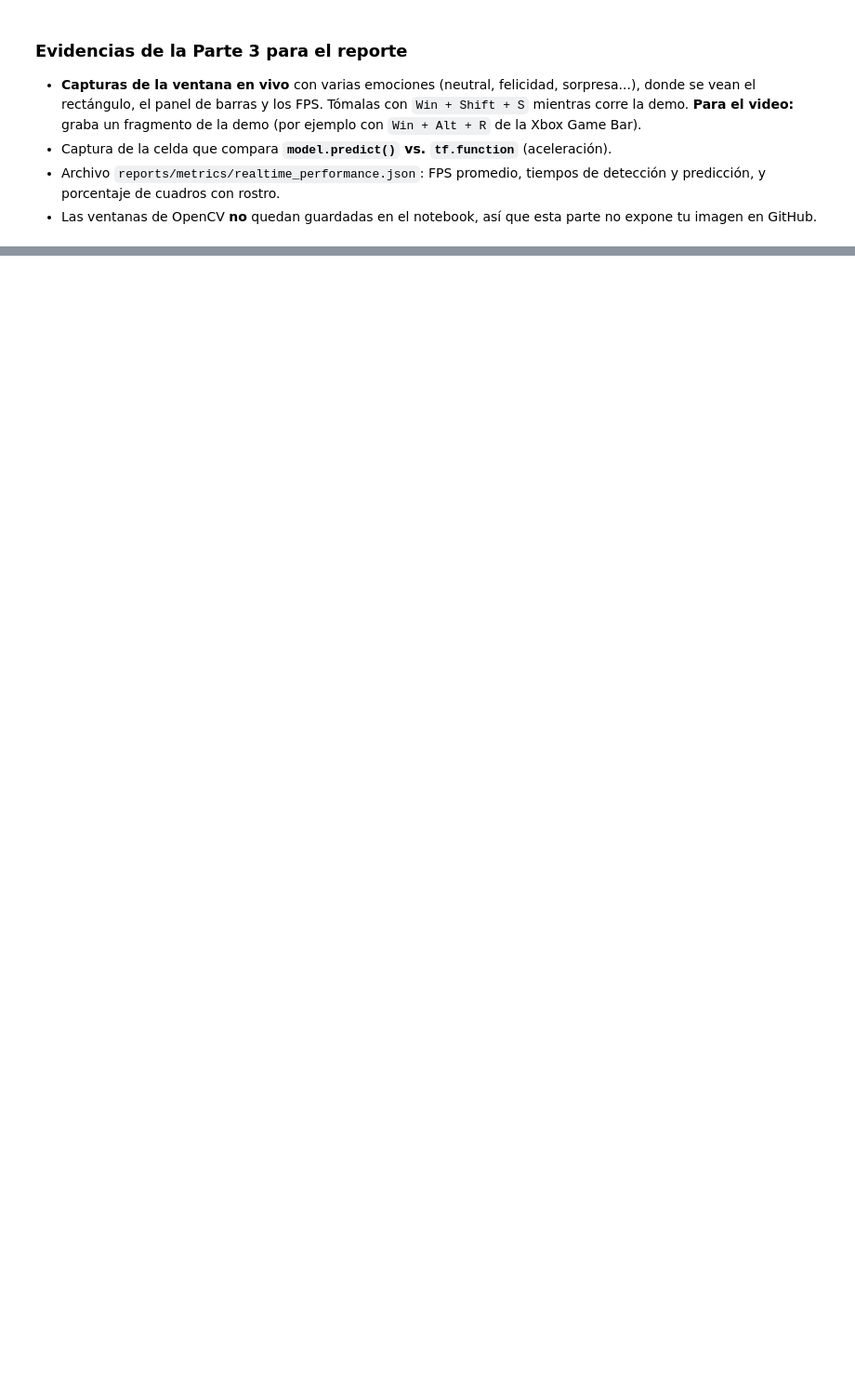
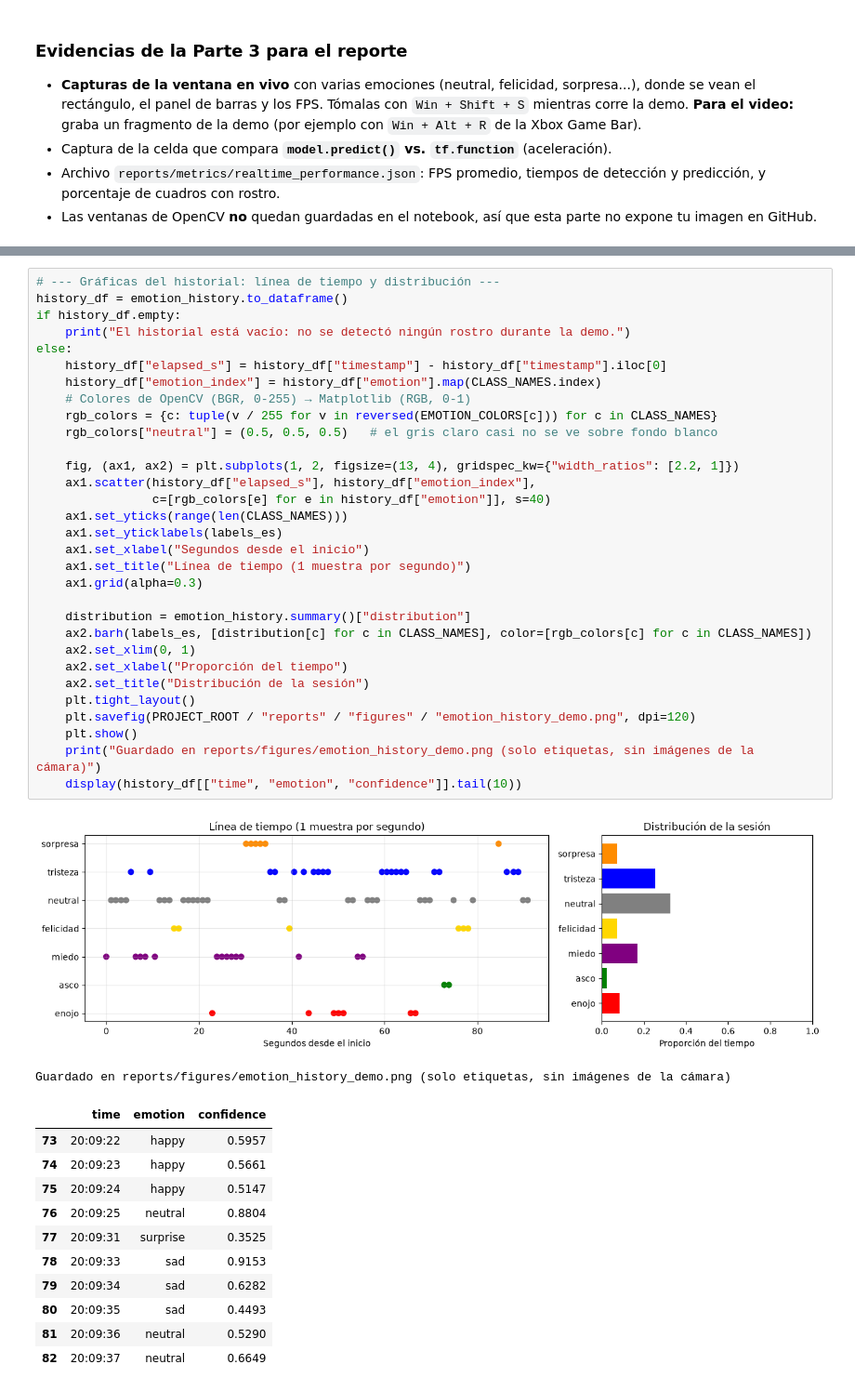
Before and after one commit to EdwarTrujillo/emotion-detection-assistant, a Jupyter notebook: notebooks/03_realtime_detection.ipynb, the cells around one changed output, grey strips where cells are left out. Shown at 93% size. Drawn from its saved outputs; the diff is of its cells as text; blank space fills up the shorter version.

```diff
--- a/notebooks/03_realtime_detection.ipynb
+++ b/notebooks/03_realtime_detection.ipynb
@@ -831,0 +1261,45 @@ Guardado en reports/metrics/realtime_performance.json
+# %%
+# --- Gráficas del historial: línea de tiempo y distribución ---
+history_df = emotion_history.to_dataframe()
+if history_df.empty:
+    print("El historial está vacío: no se detectó ningún rostro durante la demo.")
+else:
+    history_df["elapsed_s"] = history_df["timestamp"] - history_df["timestamp"].iloc[0]
+    history_df["emotion_index"] = history_df["emotion"].map(CLASS_NAMES.index)
+    # Colores de OpenCV (BGR, 0-255) → Matplotlib (RGB, 0-1)
+    rgb_colors = {c: tuple(v / 255 for v in reversed(EMOTION_COLORS[c])) for c in CLASS_NAMES}
+    rgb_colors["neutral"] = (0.5, 0.5, 0.5)   # el gris claro casi no se ve sobre fondo blanco
+
+    fig, (ax1, ax2) = plt.subplots(1, 2, figsize=(13, 4), gridspec_kw={"width_ratios": [2.2, 1]})
+    ax1.scatter(history_df["elapsed_s"], history_df["emotion_index"],
+                c=[rgb_colors[e] for e in history_df["emotion"]], s=40)
+    ax1.set_yticks(range(len(CLASS_NAMES)))
+    ax1.set_yticklabels(labels_es)
+    ax1.set_xlabel("Segundos desde el inicio")
+    ax1.set_title("Línea de tiempo (1 muestra por segundo)")
+    ax1.grid(alpha=0.3)
+
+    distribution = emotion_history.summary()["distribution"]
+    ax2.barh(labels_es, [distribution[c] for c in CLASS_NAMES], color=[rgb_colors[c] for c in CLASS_NAMES])
+    ax2.set_xlim(0, 1)
+    ax2.set_xlabel("Proporción del tiempo")
+    ax2.set_title("Distribución de la sesión")
+    plt.tight_layout()
+    plt.savefig(PROJECT_ROOT / "reports" / "figures" / "emotion_history_demo.png", dpi=120)
+    plt.show()
+    print("Guardado en reports/figures/emotion_history_demo.png (solo etiquetas, sin imágenes de la cámara)")
+    display(history_df[["time", "emotion", "confidence"]].tail(10))
+# %% [output]
+[figure, added]
+Guardado en reports/figures/emotion_history_demo.png (solo etiquetas, sin imágenes de la cámara)
+|  | time | emotion | confidence |
+| 73 | 20:09:22 | happy | 0.5957 |
+| 74 | 20:09:23 | happy | 0.5661 |
+| 75 | 20:09:24 | happy | 0.5147 |
+| 76 | 20:09:25 | neutral | 0.8804 |
+| 77 | 20:09:31 | surprise | 0.3525 |
+| 78 | 20:09:33 | sad | 0.9153 |
+| 79 | 20:09:34 | sad | 0.6282 |
+| 80 | 20:09:35 | sad | 0.4493 |
+| 81 | 20:09:36 | neutral | 0.5290 |
+| 82 | 20:09:37 | neutral | 0.6649 |
```
Also changed, not shown: parts of 23 cells of this notebook, 6 other files.
